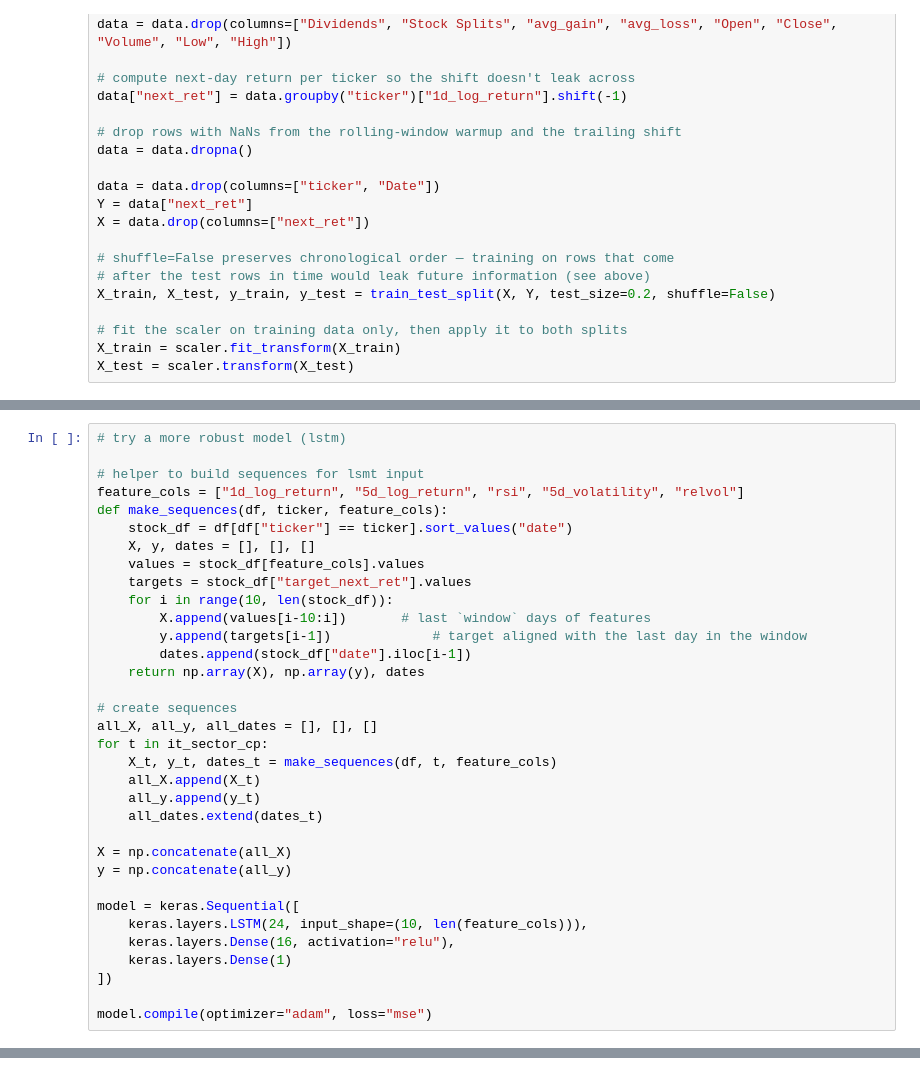
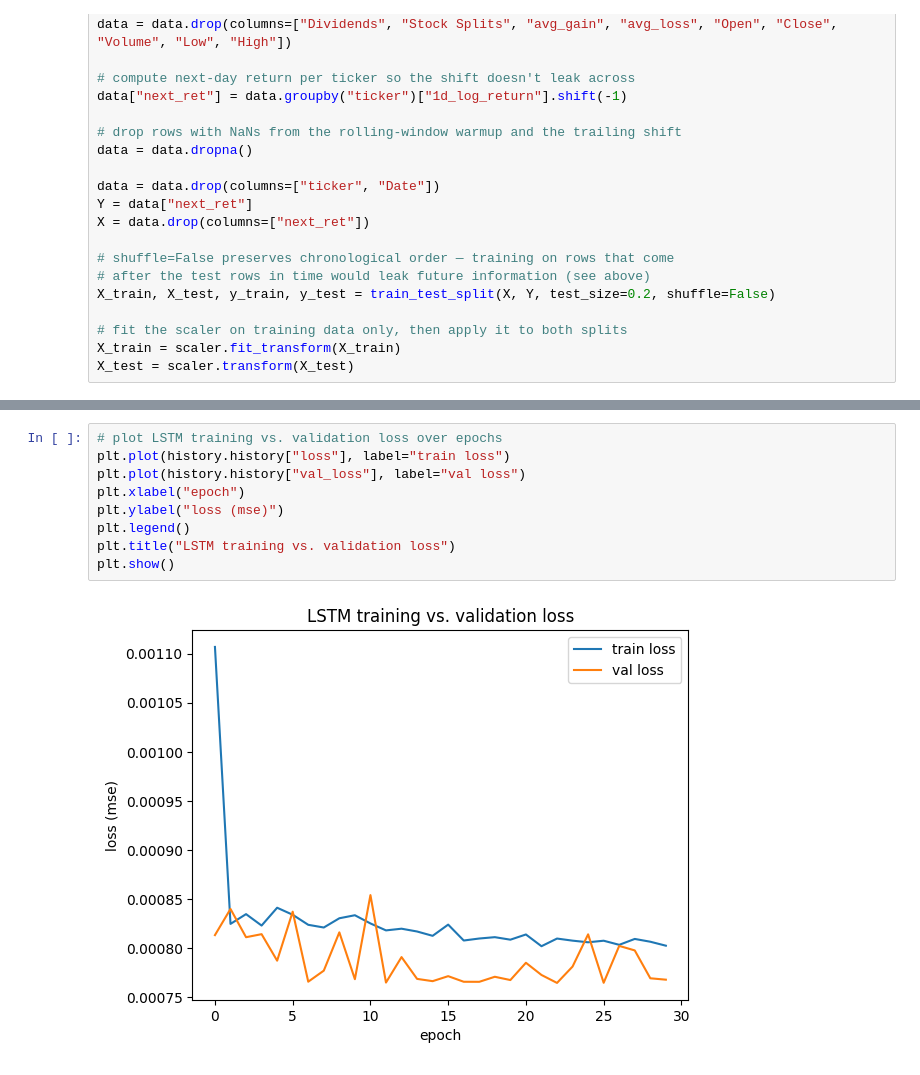
Before and after one commit to yoshinop27/final, a Jupyter notebook: final.ipynb, the cells around one changed output, grey strips where cells are left out. Drawn from its saved outputs; the diff is of its cells as text.

```diff
--- a/final.ipynb
+++ b/final.ipynb
@@ -175,34 +174,0 @@ plt.show()
-# %%
-# try a more robust model (lstm)
-
-# helper to build sequences for lsmt input
-feature_cols = ["1d_log_return", "5d_log_return", "rsi", "5d_volatility", "relvol"]
-def make_sequences(df, ticker, feature_cols):
-    stock_df = df[df["ticker"] == ticker].sort_values("date")
-    X, y, dates = [], [], []
-    values = stock_df[feature_cols].values
-    targets = stock_df["target_next_ret"].values
-    for i in range(10, len(stock_df)):
-        X.append(values[i-10:i])       # last `window` days of features
-        y.append(targets[i-1])             # target aligned with the last day in the window
-        dates.append(stock_df["date"].iloc[i-1])
-    return np.array(X), np.array(y), dates
-
-# create sequences
-all_X, all_y, all_dates = [], [], []
-for t in it_sector_cp:
-    X_t, y_t, dates_t = make_sequences(df, t, feature_cols)
-    all_X.append(X_t)
-    all_y.append(y_t)
-    all_dates.extend(dates_t)
-
-X = np.concatenate(all_X)
-y = np.concatenate(all_y)
-
-model = keras.Sequential([
-    keras.layers.LSTM(24, input_shape=(10, len(feature_cols))),
-    keras.layers.Dense(16, activation="relu"),
-    keras.layers.Dense(1)
-])
-
-model.compile(optimizer="adam", loss="mse")
@@ -208,0 +260,11 @@ model.compile(optimizer="adam", loss="mse")
+# %%
+# plot LSTM training vs. validation loss over epochs
+plt.plot(history.history["loss"], label="train loss")
+plt.plot(history.history["val_loss"], label="val loss")
+plt.xlabel("epoch")
+plt.ylabel("loss (mse)")
+plt.legend()
+plt.title("LSTM training vs. validation loss")
+plt.show()
+# %% [output]
+[figure, added]
```
Also changed, not shown: parts of 11 cells of this notebook, 1 other file.
